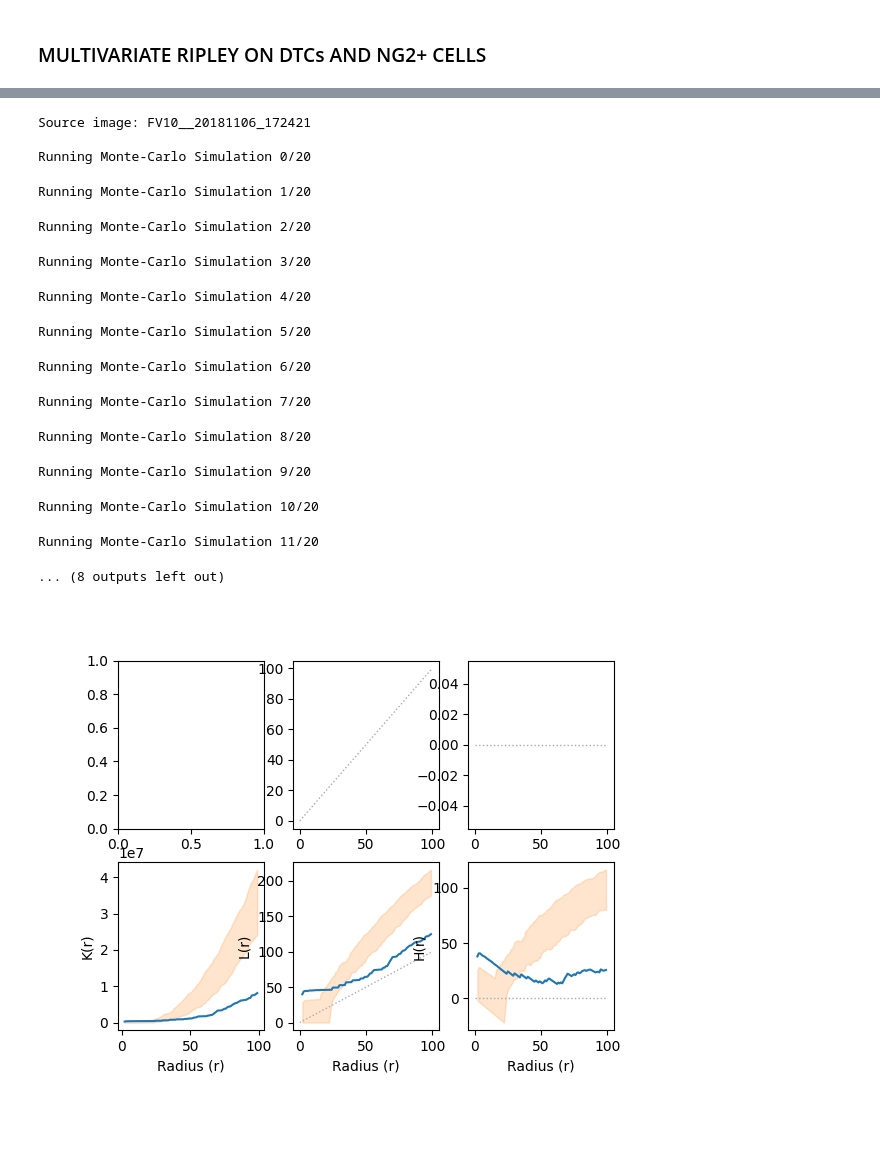
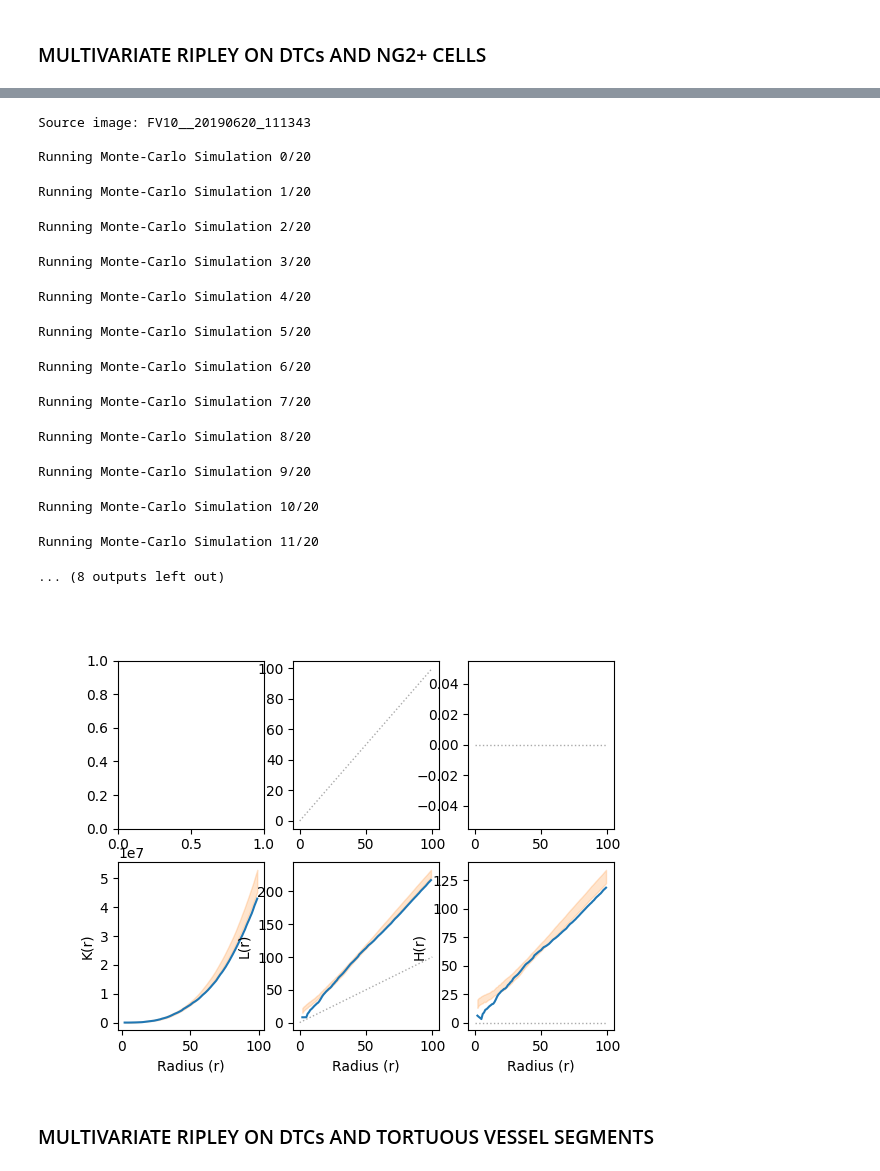
Before and after one commit to dkermany/mdspacer, a Jupyter notebook: ipynb/confocal_3D/Spatial3D.ipynb, the cells around one changed output, grey strips where cells are left out. Cells and saved outputs as stored; diff of their text form; code cells hidden in the pictures; blank space fills up the shorter version.

Commit message:
Will begin automating figure generation

```diff
--- a/ipynb/confocal_3D/Spatial3D.ipynb
+++ b/ipynb/confocal_3D/Spatial3D.ipynb
@@ -1074,0 +1102,15 @@ plt.show()
+# %%
+branch_tumor_data_w = []
+
+ripley_w = CrossRipley(tumor_points, branch_points, branch_tumor_radii, mask, boundary_correction=True)
+
+# Sort by radii
+# K, L, H = map(sorted, ripley.run_ripley(1))
+K_w, L_w, H_w = map(sorted, ripley_w.run_ripley(60))
+
+# # Organize into list of [Radius, K, L, H, Type]
+branch_tumor_data_w += [(k[0], k[1], l[1], h[1], "Tumor") for k, l, h in zip(K_w, L_w, H_w)]
+
+branch_tumor_rstats_w = pd.DataFrame(branch_tumor_data_w, columns=["Radius (r)", "K(r)", "L(r)", "H(r)", "Type"])
+
+branch_tumor_rstats_w.to_csv(f"/home/dkermany/ripley_results/{filename}_rstats_w_branch_points.csv")
@@ -1078,34 +1146,28 @@ def get_shuffled_labels(points1, points2):
     np.random.shuffle(combined_arr) # inplace shuffle
     return np.split(combined_arr, [points1.shape[0]])
 # %%
-# random_cross_tumor_data = []
-random_cross_tumor_data_w = []
+random_branch_tumor_data_w = []
 
 n_samples = 20
 tumor_radii = np.arange(2, 100)
 print(f"Source image: {filename}")
 for n in range(n_samples):
     print(f"\nRunning Monte-Carlo Simulation {n}/{n_samples}\n")
-    random_tumor_points, random_ng2_points = get_shuffled_labels(tumor_points, ng2_points)
+    random_tumor_points, random_branch_points = get_shuffled_labels(tumor_points, branch_points)
 
-    # ripley = CrossRipley(random_tumor_points, random_ng2_points, cross_tumor_radii, mask, boundary_correction=False)
-    ripley_w = CrossRipley(random_tumor_points, random_ng2_points, cross_tumor_radii, mask, boundary_correction=True)
+    ripley_w = CrossRipley(random_tumor_points, random_branch_points, branch_tumor_radii, mask, boundary_correction=True)
 
     # Sort by radii
-    # K, L, H = map(sorted, ripley.run_ripley(1))
     K_w, L_w, H_w = map(sorted, ripley_w.run_ripley(60))
 
     # # Organize into list of [Radius, K, L, H, Type]
-    # random_cross_tumor_data += [(k[0], k[1], l[1], h[1], "Tumor", n) for k, l, h in zip(K, L, H)]
-    random_cross_tumor_data_w += [(k[0], k[1], l[1], h[1], "Tumor", n) for k, l, h in zip(K_w, L_w, H_w)]
+    random_branch_tumor_data_w += [(k[0], k[1], l[1], h[1], "Tumor", n) for k, l, h in zip(K_w, L_w, H_w)]
 
-# random_cross_tumor_rstats = pd.DataFrame(random_cross_tumor_data, columns=["Radius (r)", "K(r)", "L(r)", "H(r)", "Type", "Line"])
-random_cross_tumor_rstats_w = pd.DataFrame(random_cross_tumor_data_w, columns=["Radius (r)", "K(r)", "L(r)", "H(r)", "Type", "Line"])
+random_branch_tumor_rstats_w = pd.DataFrame(random_branch_tumor_data_w, columns=["Radius (r)", "K(r)", "L(r)", "H(r)", "Type", "Line"])
 
-# random_cross_tumor_rstats.to_csv(f"/home/dkermany/ripley_results/{filename}_random_rstats.csv")
-random_cross_tumor_rstats_w.to_csv(f"/home/dkermany/ripley_results/{filename}_random_rstats_w.csv")
+random_branch_tumor_rstats_w.to_csv(f"/home/dkermany/ripley_results/{filename}_random_branch_rstats_w.csv")
 # %% [output]
-Source image: FV10__20181106_172421
+Source image: FV10__20190620_111343
 
 Running Monte-Carlo Simulation 0/20
 Running Monte-Carlo Simulation 1/20
@@ -1123,32 +1185,34 @@ Running Monte-Carlo Simulation 11/20
 # %%
 f, axes = plt.subplots(2, 3,)
 
 ## Top Row
 # K
 # sns.lineplot(data=cross_tumor_rstats, x="Radius (r)", y="K(r)", ax=axes[0, 0])
 # sns.lineplot(data=random_cross_tumor_rstats, x="Radius (r)", y="K(r)", ax=axes[0, 0], alpha=0, errorbar=("pi", 95))
 # L
 # sns.lineplot(data=cross_tumor_rstats, x="Radius (r)", y="L(r)", ax=axes[0, 1])
 # sns.lineplot(data=random_cross_tumor_rstats, x="Radius (r)", y="L(r)", ax=axes[0, 1], alpha=0, errorbar=("pi", 95))
 axes[0, 1].plot([0, 100], [0, 100], linewidth=1, linestyle="dotted", color="#aaa") # Expected line
 # H
 # sns.lineplot(data=cross_tumor_rstats, x="Radius (r)", y="H(r)", ax=axes[0, 2])
 # sns.lineplot(data=random_cross_tumor_rstats, x="Radius (r)", y="H(r)", ax=axes[0, 2], alpha=0, errorbar=("pi", 95))
 axes[0, 2].plot([0, 100], [0, 0], linewidth=1, linestyle="dotted", color="#aaa") # Expected line
 
 ## Bottom Row - Boundary Corrected
 # K
-sns.lineplot(data=cross_tumor_rstats_w, x="Radius (r)", y="K(r)", ax=axes[1, 0])
-sns.lineplot(data=random_cross_tumor_rstats_w, x="Radius (r)", y="K(r)", ax=axes[1, 0], alpha=0, errorbar=("pi", 95))
+sns.lineplot(data=branch_tumor_rstats_w, x="Radius (r)", y="K(r)", ax=axes[1, 0])
+sns.lineplot(data=random_branch_tumor_rstats_w, x="Radius (r)", y="K(r)", ax=axes[1, 0], alpha=0, errorbar=("pi", 95))
 # L
-sns.lineplot(data=cross_tumor_rstats_w, x="Radius (r)", y="L(r)", ax=axes[1, 1])
-sns.lineplot(data=random_cross_tumor_rstats_w, x="Radius (r)", y="L(r)", ax=axes[1, 1], alpha=0, errorbar=("pi", 95))
+sns.lineplot(data=branch_tumor_rstats_w, x="Radius (r)", y="L(r)", ax=axes[1, 1])
+sns.lineplot(data=random_branch_tumor_rstats_w, x="Radius (r)", y="L(r)", ax=axes[1, 1], alpha=0, errorbar=("pi", 95))
 axes[1, 1].plot([0, 100], [0, 100], linewidth=1, linestyle="dotted", color="#aaa") # Expected line
 # H
-sns.lineplot(data=cross_tumor_rstats_w, x="Radius (r)", y="H(r)", ax=axes[1, 2])
-sns.lineplot(data=random_cross_tumor_rstats_w, x="Radius (r)", y="H(r)", ax=axes[1, 2], alpha=0, errorbar=("pi", 95))
+sns.lineplot(data=branch_tumor_rstats_w, x="Radius (r)", y="H(r)", ax=axes[1, 2])
+sns.lineplot(data=random_branch_tumor_rstats_w, x="Radius (r)", y="H(r)", ax=axes[1, 2], alpha=0, errorbar=("pi", 95))
 axes[1, 2].plot([0, 100], [0, 0], linewidth=1, linestyle="dotted", color="#aaa") # Expected line
 
 plt.show()
 # %% [output]
-[figure, old version]
+[figure, new version]
+# %% [markdown]
+### MULTIVARIATE RIPLEY ON DTCs AND TORTUOUS VESSEL SEGMENTS
```
Also changed, not shown: parts of 25 cells of this notebook, 2 other files.
